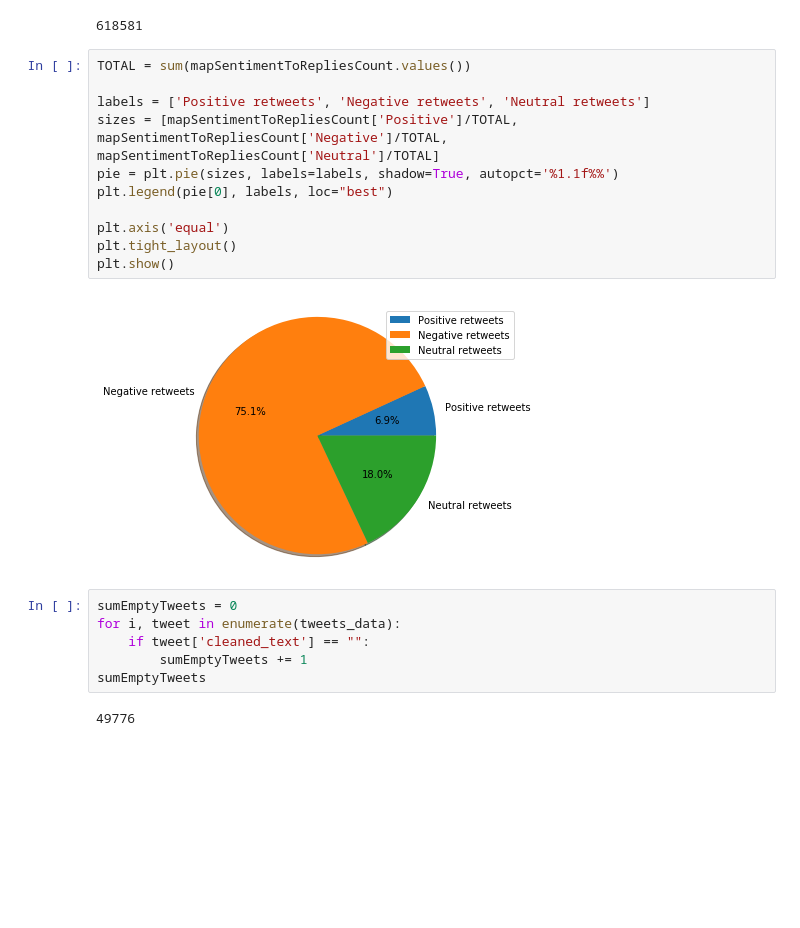
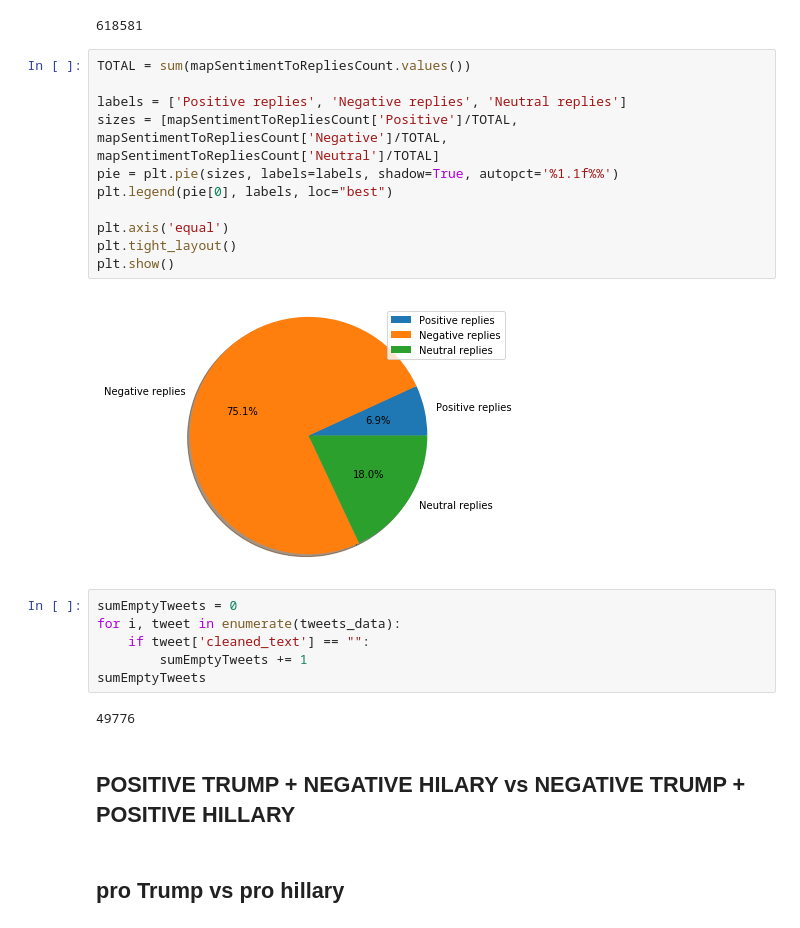
Before and after one commit to maxcrous/Elections_Twitter_Project, a Jupyter notebook: week3_4_assignment_albert.ipynb, the cells around one changed output. Saved outputs shown, nothing was run; the diff lists cells and outputs as text; blank space fills up the shorter version.

```diff
--- a/week3_4_assignment_albert.ipynb
+++ b/week3_4_assignment_albert.ipynb
@@ -787,16 +787,16 @@ tweets_without_reply
 # %%
 TOTAL = sum(mapSentimentToRepliesCount.values())
 
-labels = ['Positive retweets', 'Negative retweets', 'Neutral retweets']
+labels = ['Positive replies', 'Negative replies', 'Neutral replies']
 sizes = [mapSentimentToRepliesCount['Positive']/TOTAL, mapSentimentToRepliesCount['Negative']/TOTAL, mapSentimentToRepliesCount['Neutral']/TOTAL]
 pie = plt.pie(sizes, labels=labels, shadow=True, autopct='%1.1f%%')
 plt.legend(pie[0], labels, loc="best")
 
 plt.axis('equal')
 plt.tight_layout()
 plt.show()
 # %% [output]
-[figure, old version]
+[figure, new version]
 # %%
 sumEmptyTweets = 0
 for i, tweet in enumerate(tweets_data):
@@ -805,3 +805,7 @@ for i, tweet in enumerate(tweets_data):
 sumEmptyTweets
 # %% [output]
 49776
+# %% [markdown]
+## POSITIVE TRUMP  + NEGATIVE HILARY vs NEGATIVE TRUMP + POSITIVE HILLARY
+# %% [markdown]
+## pro Trump vs pro hillary
```
Also changed, not shown: parts of 2 cells of this notebook, 1 other file.
